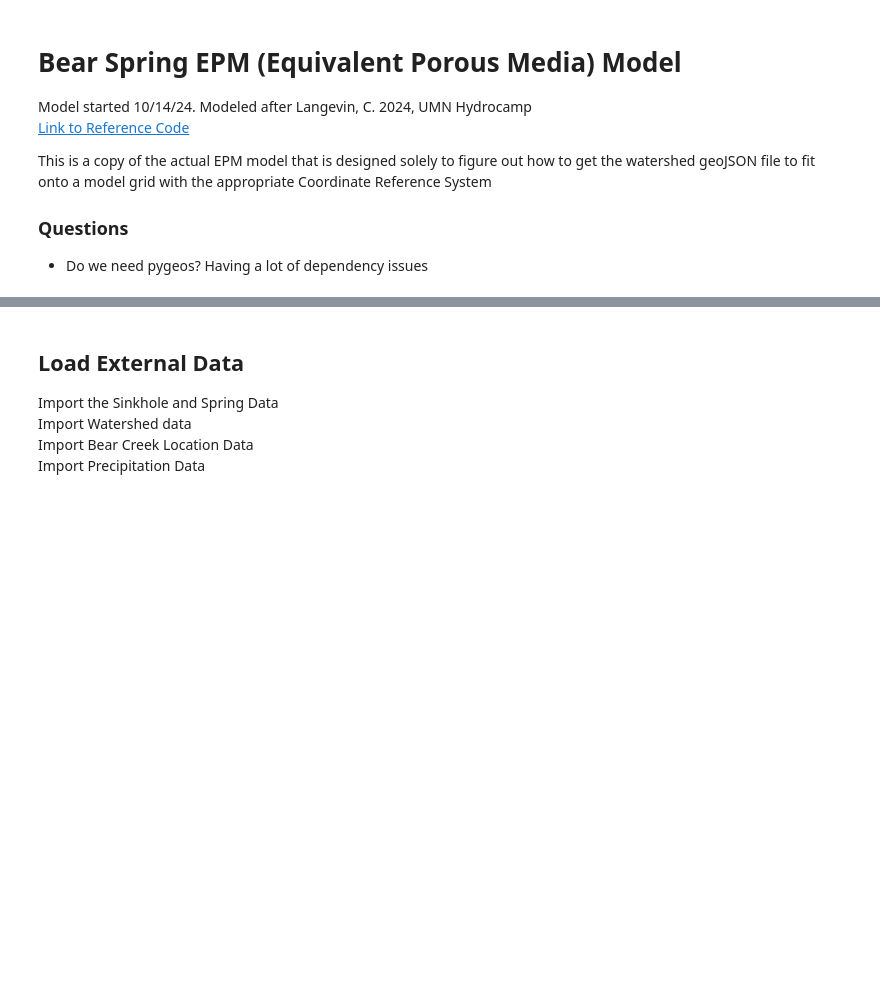
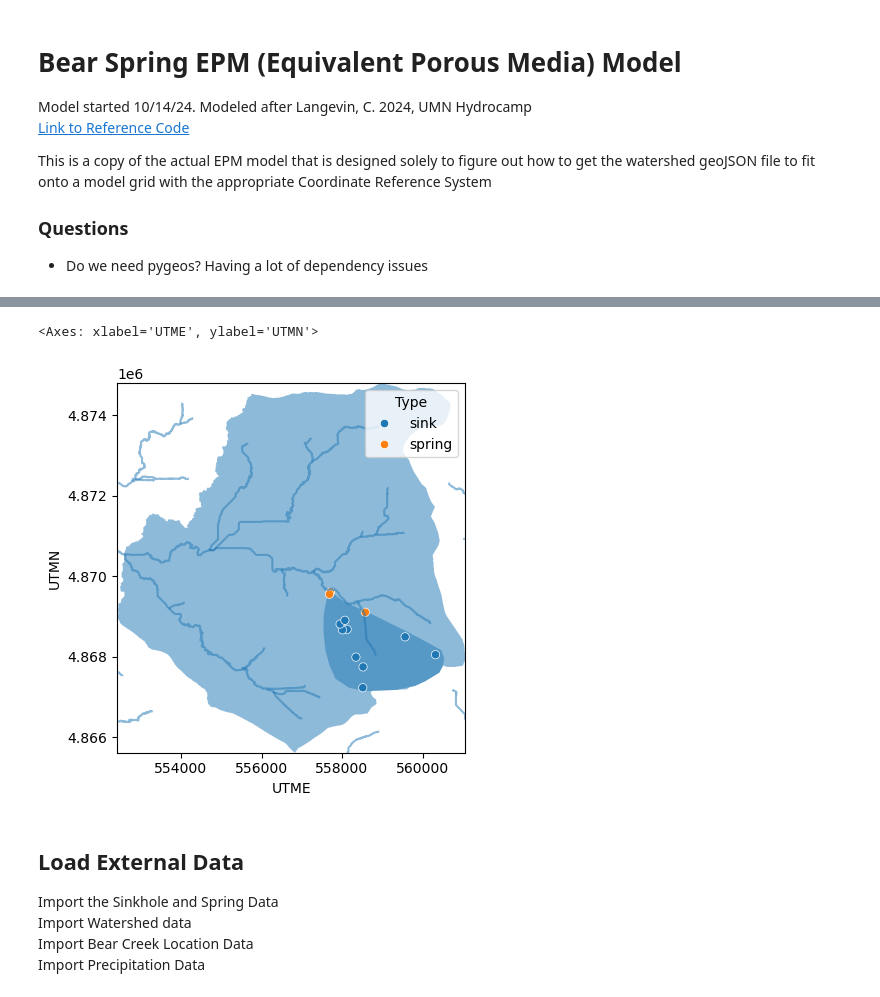
Before and after one commit to jhuang523/UMNBearSpring, a Jupyter notebook: EPM/steady_state/EPM_ws_singleLayer.ipynb, the cells around one changed output, grey strips where cells are left out. Drawn from its saved outputs; the diff is of its cells as text; code cells hidden in the pictures; blank space fills up the shorter version.

```diff
--- a/EPM/steady_state/EPM_ws_singleLayer.ipynb
+++ b/EPM/steady_state/EPM_ws_singleLayer.ipynb
@@ -26,0 +38,8 @@ import os
+# %%
+test = Config('config.yaml')
+test.load_polygon('watershed', 'springshed')
+test.merge_polygons('merged', 'watershed_polygon', 'springshed_polygon')
+test.watershed_polygon.total_bounds
+test.set_domain('merged_polygon')
+test.apply_DEM_to_domain()
+test.load_karst_features()
@@ -27,3 +75,14 @@ import os
+# %%
+fig, ax = plt.subplots()
+test.merged_polygon.plot(ax = ax, alpha = 0.5)
+test.creeks.plot(ax = ax, alpha = 0.5)
+test.springshed_polygon.plot(ax= ax, alpha= 0.5)
+ax.set_xlim([test.merged_polygon.total_bounds[0], test.merged_polygon.total_bounds[2]])
+ax.set_ylim([test.merged_polygon.total_bounds[1], test.merged_polygon.total_bounds[3]])
+sns.scatterplot(test.karst_features, x = 'UTME', y = 'UTMN', hue = 'Type')
+# %% [output]
+<Axes: xlabel='UTME', ylabel='UTMN'>
+[figure, added]
 # %% [markdown]
 ## Load External Data
 
```
Also changed, not shown: parts of 17 cells of this notebook, 7 other files.
